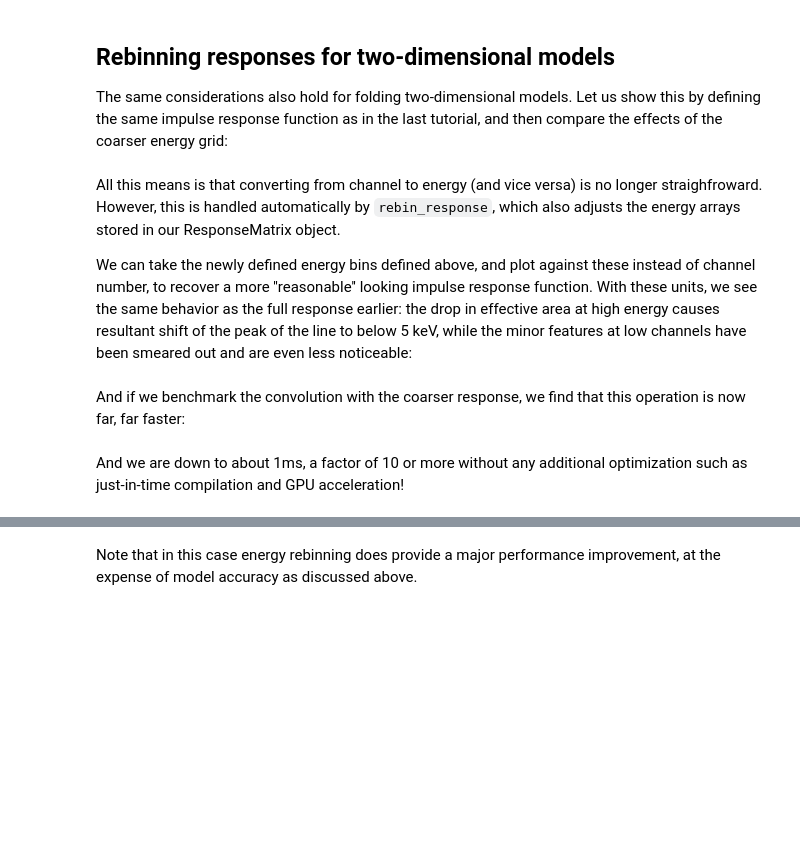
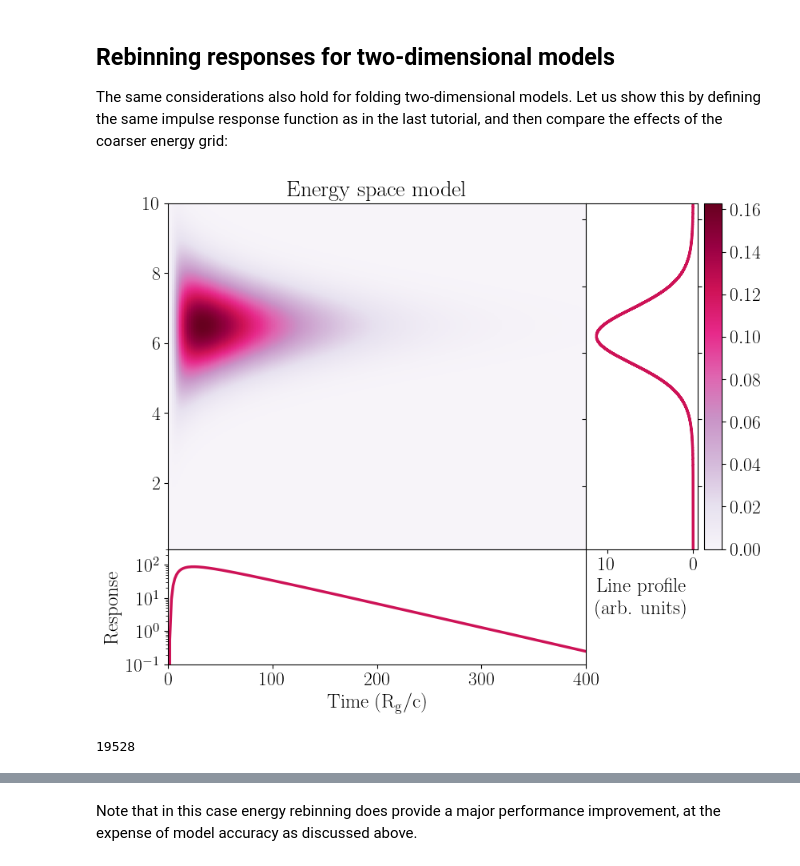
Before and after one commit to matteolucchini1/nDspec, a Jupyter notebook: docs/response_optimization.ipynb, the cells around one changed output, grey strips where cells are left out. Drawn from its saved outputs; the diff is of its cells as text; code cells hidden in the pictures; blank space fills up the shorter version.

````diff
--- a/docs/response_optimization.ipynb
+++ b/docs/response_optimization.ipynb
@@ -285,6 +292,6 @@ decay = 60.
 slope = -0.25
 
 #first define a model with the base energy grid
-impulse_base, line_profile_base, pulse_profile_base = gauss_fred(time_array,nicer_grid,[1.,2.5,6.0,10,60,-0.25])
+impulse_base, line_profile_base, pulse_profile_base = gauss_fred(time_array,nicer_grid,[norm,width,center,rise,decay,slope])
 #then do the same with the coarse energy grid
-impulse_en_rebin, line_profile_en_rebin, pulse_profile_en_rebin = gauss_fred(time_array,coarse_grid,[1.,2.5,6.0,10,60,-0.25])
+impulse_en_rebin, line_profile_en_rebin, pulse_profile_en_rebin = gauss_fred(time_array,coarse_grid,[norm,width,center,rise,decay,slope])
@@ -336,41 +298,45 @@ gc.collect()
-# %% [markdown]
-All this means is that converting from channel to energy (and vice versa) is no longer straighfroward. However, this is handled automatically by ```rebin_response```, which also adjusts the energy arrays stored in our ResponseMatrix object.
-
-We can take the newly defined energy bins defined above, and plot against these instead of channel number, to recover a more ''reasonable'' looking impulse response function. With these units, we see the same behavior as the full response earlier: the drop in effective area at high energy causes resultant shift of the peak of the line to below 5 keV, while the minor features at low channels have been smeared out and are even less noticeable:
 # %%
+colorscale = pl.cm.PuRd(np.linspace(0.,1.,5))
+
 fig = plt.figure(figsize=(9.,7.5))
 
 gs = gridspec.GridSpec(200,200)
 gs.update(wspace=0,hspace=0)
 ax = plt.subplot(gs[:-50,:-50])
 side = plt.subplot(gs[:-50,-50:200])
 below = plt.subplot(gs[-50:200,:-50])
 
-ax.pcolormesh(time_array,new_bounds,rebinned_model,cmap="PuRd",
+c = ax.pcolormesh(time_array,nicer_grid,impulse_base,cmap="PuRd",
               shading='auto',linewidth=0,rasterized=True)
 
 ax.set_xticklabels([])
 ax.set_xlim([0,400.])
+ax.set_ylim([0.1,10.])
 ax.xaxis.set_visible(False)
 
-below.semilogy(time_array,pulse_profile,linewidth=2.5,color=colorscale[3])
+below.semilogy(time_array,pulse_profile_base,linewidth=2.5,color=colorscale[3])
 below.set_xlabel("Time ($\\rm{R_g}/c$)",fontsize=18)
 below.set_ylabel("Response",fontsize=18)
 below.set_xlim([0,400.])
 below.set_ylim([1e-1,3e2])
 
-side.plot(rebinned_line_profile,new_bounds,linewidth=2.5,color=colorscale[3])
+side.step(line_profile_base,nicer_grid,linewidth=2.5,color=colorscale[3],where='mid')
 side.invert_xaxis()
 side.yaxis.tick_right()
 side.yaxis.set_label_position('right')
 side.yaxis.set_ticks_position('both')
+side.set_yticklabels([], minor=False)
 side.set_xlabel("Line profile \n (arb. units)",fontsize=18)
-side.set_ylabel("Energy (keV)",fontsize=18)
+side.set_ylim([0.1,10.5])
+side.set_xlim([12.5,-0.5])
 
-ax.set_title("Energy space rebinned model")
+fig.colorbar(c, ax=side)
+
+ax.set_title("Energy space model")
 
 plt.show()
 
 gc.collect()
+# %% [output]
+[figure, added]
+19528
-# %% [markdown]
-And if we benchmark the convolution with the coarser response, we find that this operation is now far, far faster:
@@ -379,2 +342,0 @@ And if we benchmark the convolution with the coarser response, we find that this
-# %% [markdown]
-And we are down to about 1ms, a factor of 10 or more without any additional optimization such as just-in-time compilation and GPU acceleration!
````
Also changed, not shown: parts of 25 cells of this notebook, 2 other files.
